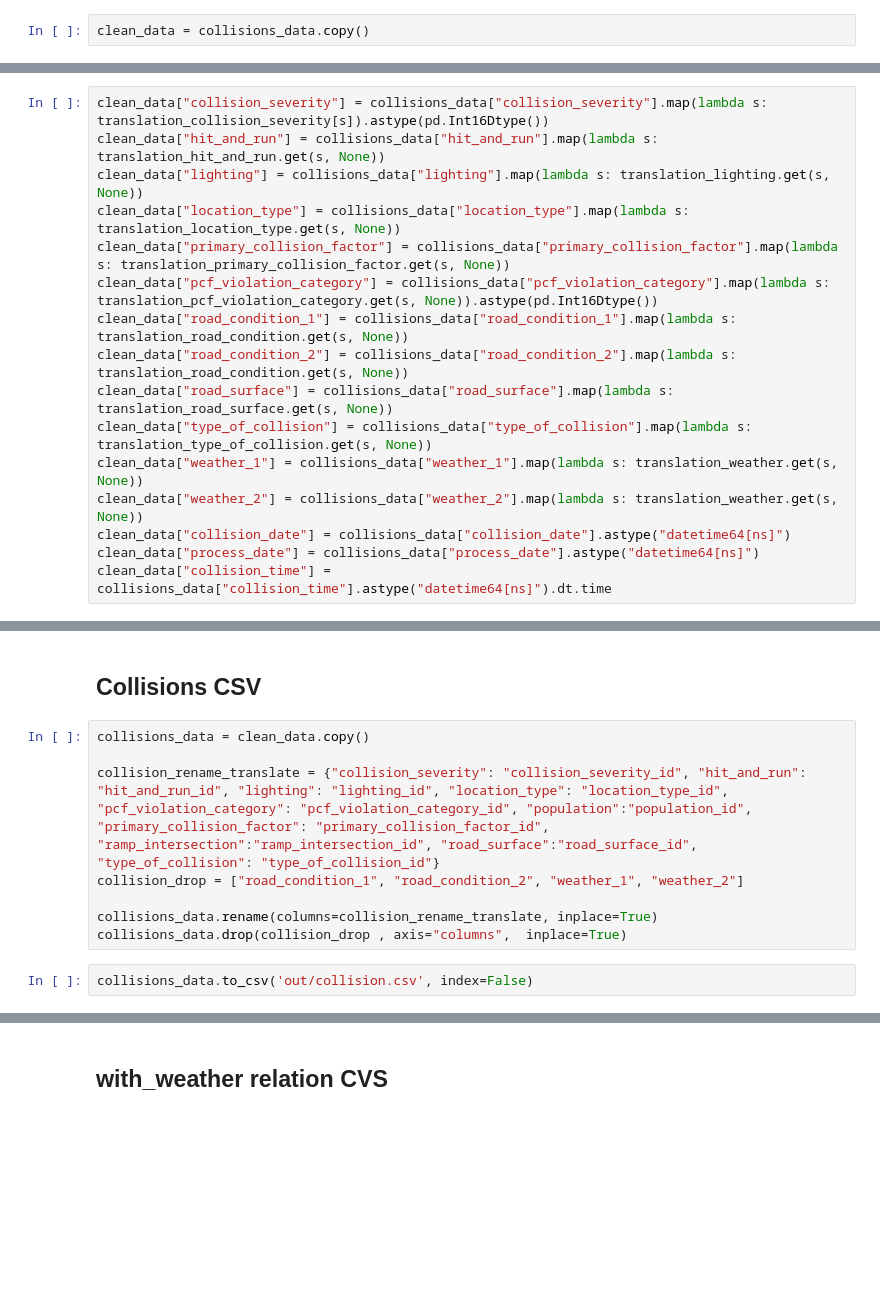
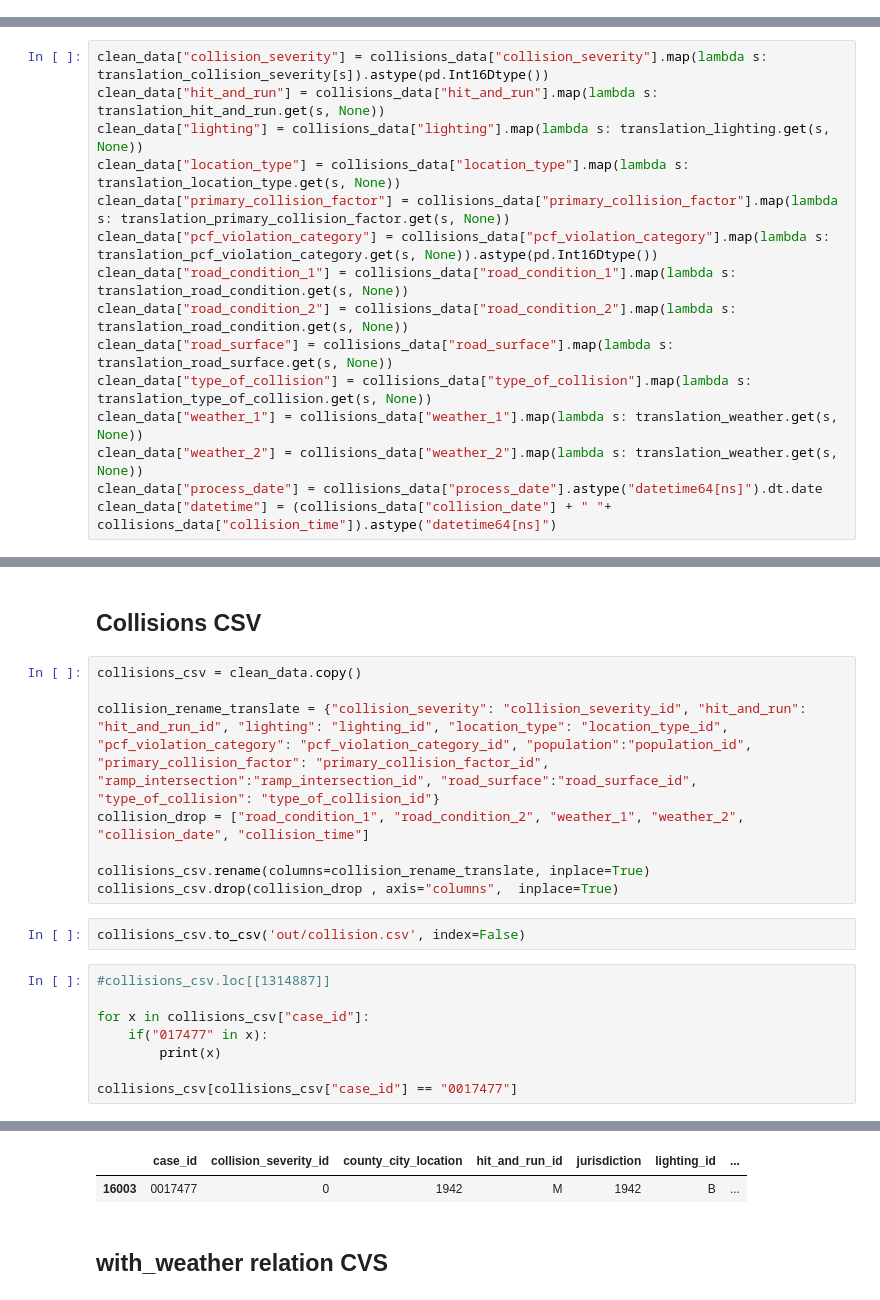
Before and after one commit to jonasblanc/CS-322-Database-Project, a Jupyter notebook: Collisions.ipynb, the cells around one changed output, grey strips where cells are left out. Cells and saved outputs as stored; diff of their text form; blank space fills up the shorter version.

Commit message:
Update Collisions

```diff
--- a/Collisions.ipynb
+++ b/Collisions.ipynb
@@ -78,8 +78,6 @@ collisions_data
 3678063 rows × 24 columns
 # %% [markdown]
 # Data Cleaning
-# %%
-clean_data = collisions_data.copy()
 # %% [markdown]
 Translation tables
 # %%
@@ -198,7 +196,6 @@ clean_data["road_surface"] = collisions_data["road_surface"].map(lambda s: trans
 clean_data["type_of_collision"] = collisions_data["type_of_collision"].map(lambda s: translation_type_of_collision.get(s, None))
 clean_data["weather_1"] = collisions_data["weather_1"].map(lambda s: translation_weather.get(s, None))
 clean_data["weather_2"] = collisions_data["weather_2"].map(lambda s: translation_weather.get(s, None))
-clean_data["collision_date"] = collisions_data["collision_date"].astype("datetime64[ns]")
-clean_data["process_date"] = collisions_data["process_date"].astype("datetime64[ns]")
-clean_data["collision_time"] = collisions_data["collision_time"].astype("datetime64[ns]").dt.time
+clean_data["process_date"] = collisions_data["process_date"].astype("datetime64[ns]").dt.date
+clean_data["datetime"] = (collisions_data["collision_date"] + " "+ collisions_data["collision_time"]).astype("datetime64[ns]")
 # %%
@@ -224,12 +225,21 @@ clean_data
 # %% [markdown]
 ## Collisions CSV
 # %%
-collisions_data = clean_data.copy()
+collisions_csv = clean_data.copy()
 
 collision_rename_translate = {"collision_severity": "collision_severity_id", "hit_and_run": "hit_and_run_id", "lighting": "lighting_id", "location_type": "location_type_id", "pcf_violation_category": "pcf_violation_category_id", "population":"population_id", "primary_collision_factor": "primary_collision_factor_id", "ramp_intersection":"ramp_intersection_id", "road_surface":"road_surface_id", "type_of_collision": "type_of_collision_id"}
-collision_drop = ["road_condition_1", "road_condition_2", "weather_1", "weather_2"]
+collision_drop = ["road_condition_1", "road_condition_2", "weather_1", "weather_2", "collision_date", "collision_time"]
 
-collisions_data.rename(columns=collision_rename_translate, inplace=True)
-collisions_data.drop(collision_drop , axis="columns",  inplace=True)
+collisions_csv.rename(columns=collision_rename_translate, inplace=True)
+collisions_csv.drop(collision_drop , axis="columns",  inplace=True)
 # %%
-collisions_data.to_csv('out/collision.csv', index=False)
+collisions_csv.to_csv('out/collision.csv', index=False)
+# %%
+#collisions_csv.loc[[1314887]]
+
+for x in collisions_csv["case_id"]:
+    if("017477" in x):
+        print(x)
+
+collisions_csv[collisions_csv["case_id"] == "0017477"]
+# %% [output]
@@ -236,3 +257,5 @@ collisions_data.to_csv('out/collision.csv', index=False)
+|  | case_id | collision_severity_id | county_city_location | hit_and_run_id | jurisdiction | lighting_id | ... |
+| 16003 | 0017477 | 0 | 1942 | M | 1942 | B | ... |
 # %% [markdown]
 ## with_weather relation CVS
 # %%
```
Also changed, not shown: parts of 3 cells of this notebook.
